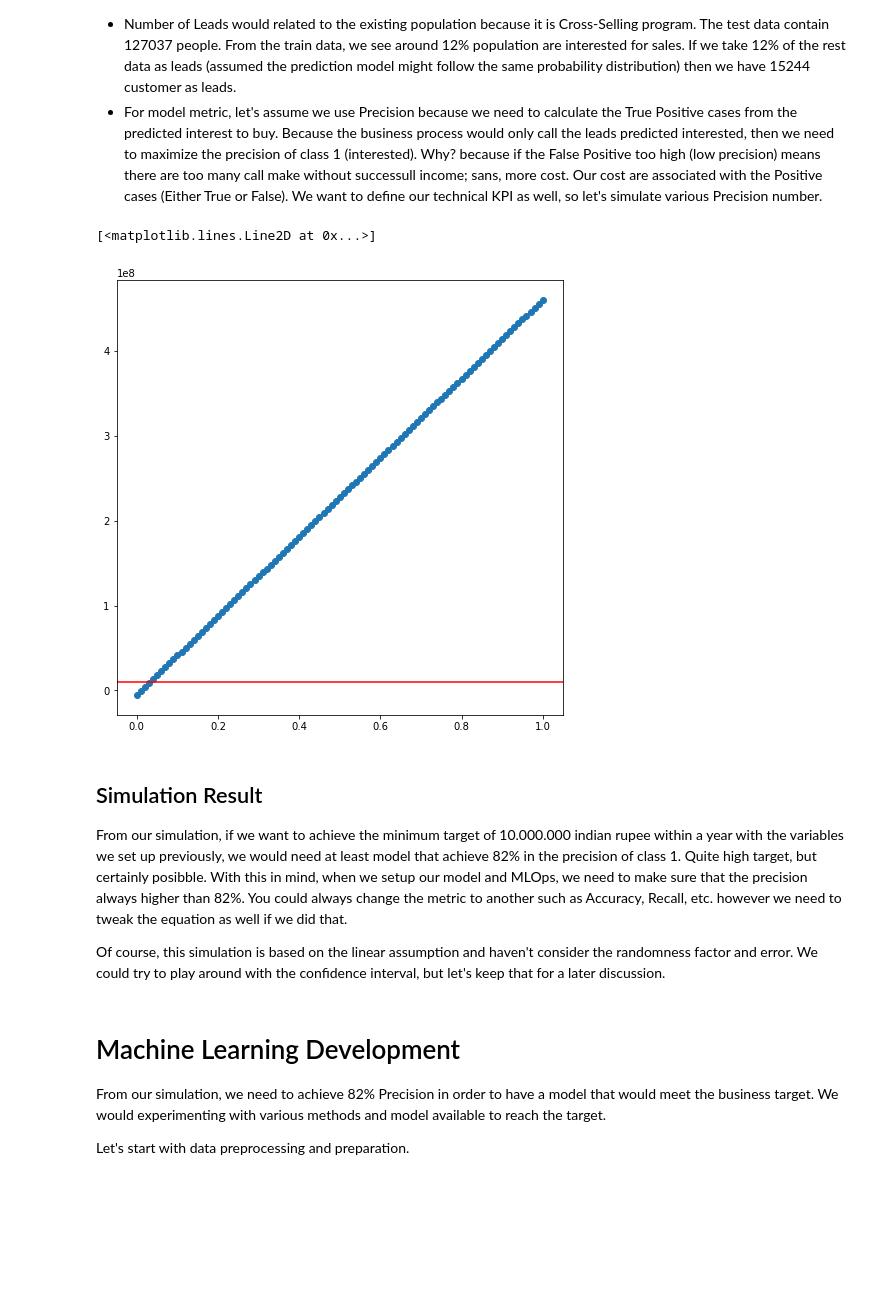
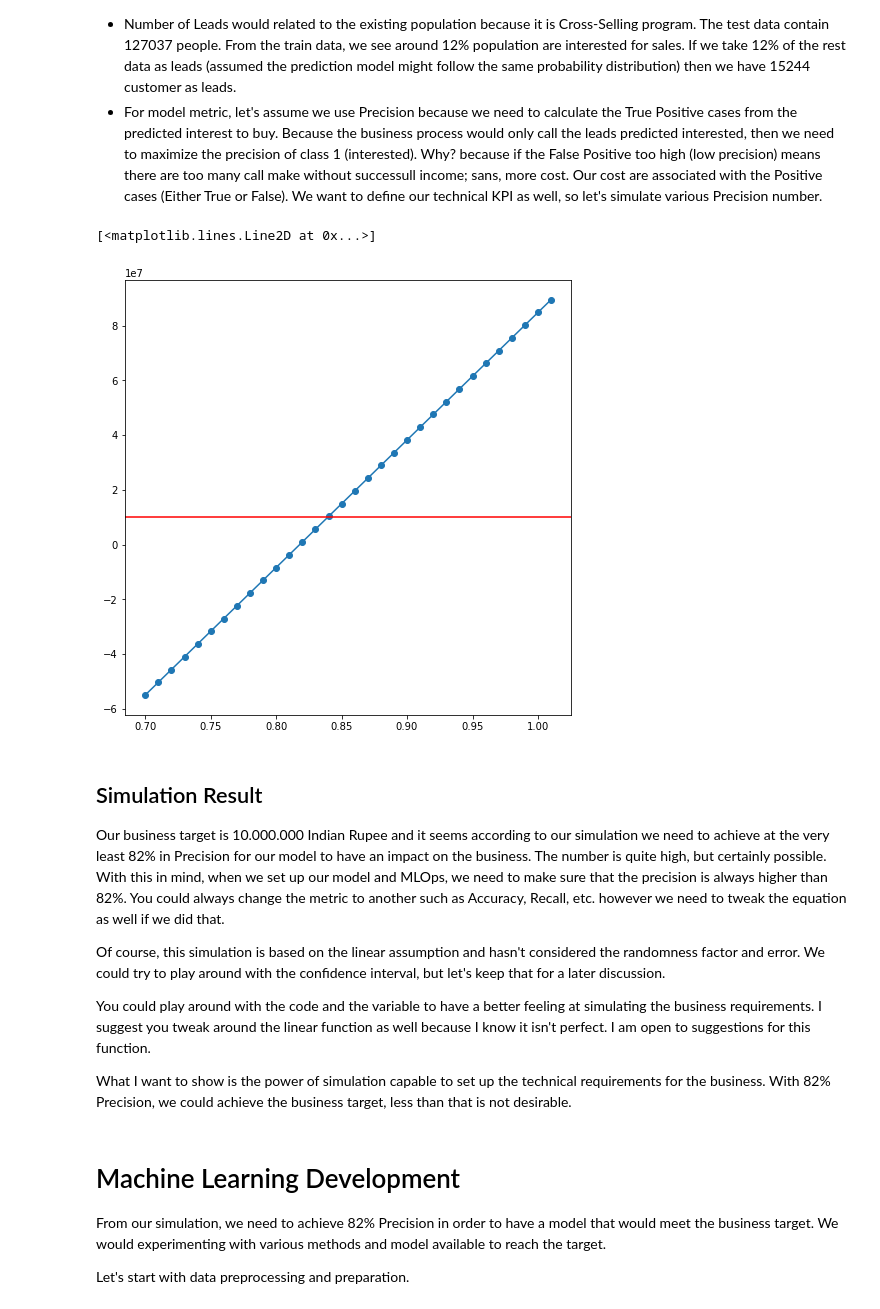
Before and after one commit to CornelliusYW/Cross-Sell-Insurance-Business-Simulation, a Jupyter notebook: cross_sell_vehicle_insurance_business.ipynb, the cells around one changed output. Cells and saved outputs as stored; diff of their text form; code cells hidden in the pictures; blank space fills up the shorter version.

```diff
--- a/cross_sell_vehicle_insurance_business.ipynb
+++ b/cross_sell_vehicle_insurance_business.ipynb
@@ -283,7 +276,7 @@ round(train['Annual_Premium'].mean())
 30564
 # %%
 def business_target_simulation(S, L, M, C, A, T):
-    revenue = (S*(L * M)) - (L * (C * (T/A)))
+    revenue = (S*(L * M)) - (L * (C * (A/T)))
     return revenue
 # %% [markdown]
 Let's define some of the variable, we have:
@@ -304,16 +297,20 @@ def simulation_plot(metric_range, S, L, C, A, T, BT):
     plt.axhline(BT, color  = 'red')
     return img
 # %%
-simulation_plot(metric_range = np.arange(0, 1.01, 0.01), S = 30564, L = 15244, C = 3000,  A = 100, T =12, BT = 10000000)
+simulation_plot(metric_range = np.arange(0.7, 1.01, 0.01), S = 30564, L = 15244, C = 3000,  A = 100, T =12, BT = 10000000)
 # %% [output]
 [<matplotlib.lines.Line2D at 0x...>]
-[figure, old version]
+[figure, new version]
 # %% [markdown]
 ## Simulation Result
 
-From our simulation, if we want to achieve the minimum target of 10.000.000 indian rupee within a year with the variables we set up previously, we would need at least model that achieve 82% in the precision of class 1. Quite high target, but certainly posibble. With this in mind, when we setup our model and MLOps, we need to make sure that the precision always higher than 82%. You could always change the metric to another such as Accuracy, Recall, etc. however we need to tweak the equation as well if we did that.
+Our business target is 10.000.000 Indian Rupee and it seems according to our simulation we need to achieve at the very least 82% in Precision for our model to have an impact on the business. The number is quite high, but certainly possible. With this in mind, when we set up our model and MLOps, we need to make sure that the precision is always higher than 82%. You could always change the metric to another such as Accuracy, Recall, etc. however we need to tweak the equation as well if we did that.
 
-Of course, this simulation is based on the linear assumption and haven't consider the randomness factor and error. We could try to play around with the confidence interval, but let's keep that for a later discussion.
+Of course, this simulation is based on the linear assumption and hasn't considered the randomness factor and error. We could try to play around with the confidence interval, but let's keep that for a later discussion.
+
+You could play around with the code and the variable to have a better feeling at simulating the business requirements. I suggest you tweak around the linear function as well because I know it isn't perfect. I am open to suggestions for this function.
+
+What I want to show is the power of simulation capable to set up the technical requirements for the business. With 82% Precision, we could achieve the business target, less than that is not desirable.
 # %% [markdown]
 # Machine Learning Development
 
```
Also changed, not shown: parts of 4 cells of this notebook.
